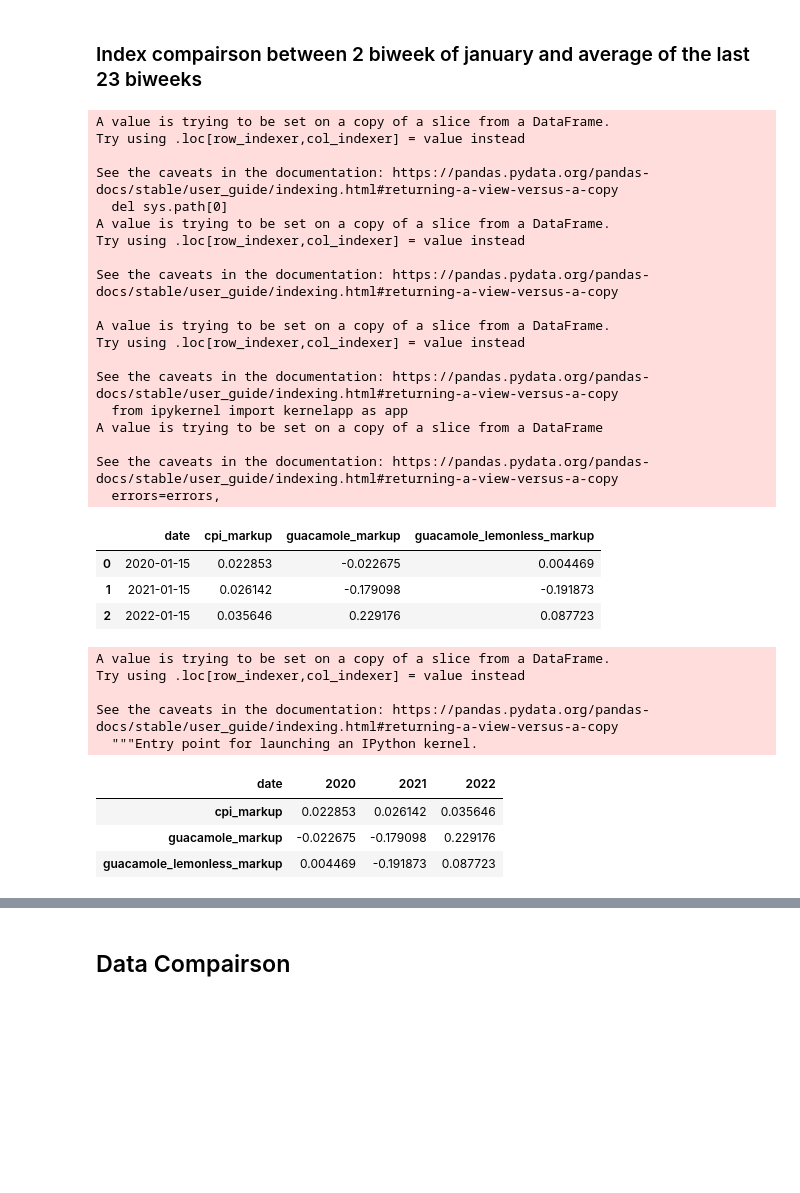
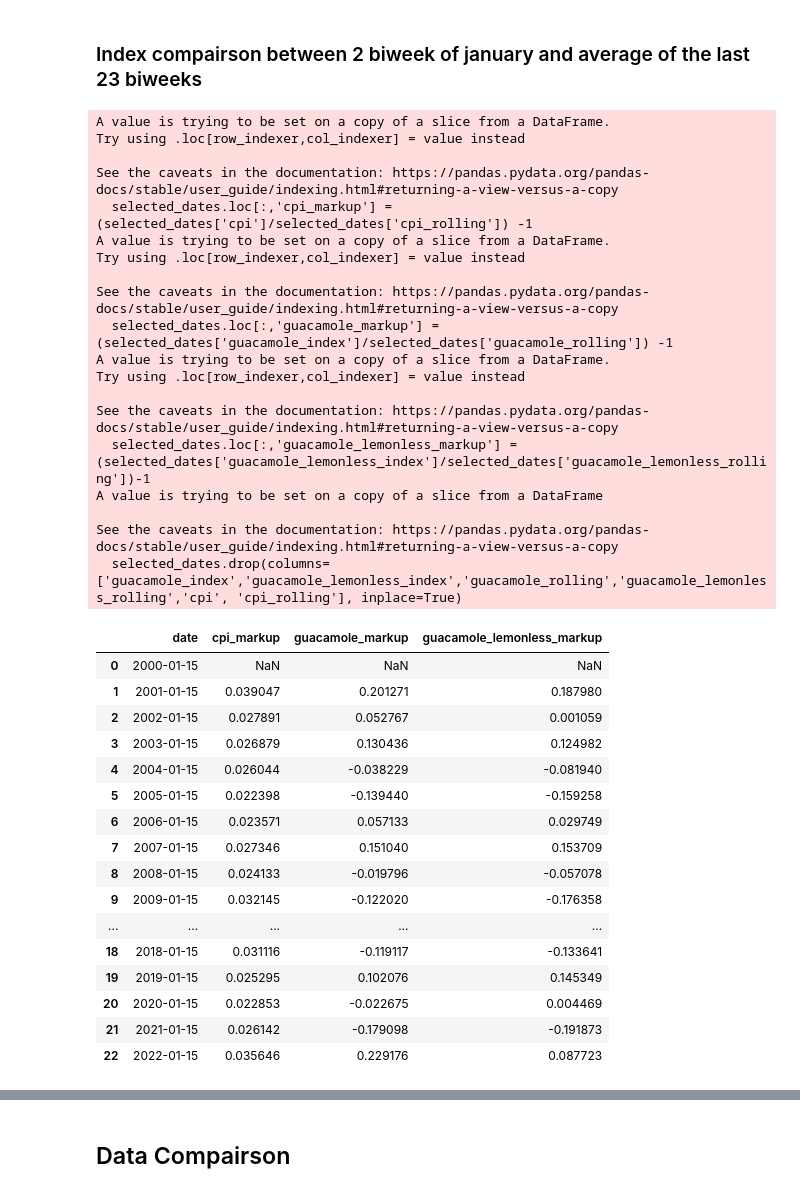
Before and after one commit to TukanMx/tukan_notebooks, a Jupyter notebook: social/specials/guacamole_index/guacamole_index.ipynb, the cells around one changed output, grey strips where cells are left out. Drawn from its saved outputs; the diff is of its cells as text; code cells hidden in the pictures; blank space fills up the shorter version.

```diff
--- a/social/specials/guacamole_index/guacamole_index.ipynb
+++ b/social/specials/guacamole_index/guacamole_index.ipynb
@@ -46,6 +48,31 @@ def date_selection(data_frame,first_date,last_date,inbewtween):
     else:
         data_frame = data_frame[(data_frame["date"] == first_date) | (data_frame["date"] == last_date)].reset_index(drop = True)
     return(data_frame)
+# %%
+#n Load new fonts
+# Load the Comfortaa style
+
+path = [x for x in sys.path if "assets" in x][0] + "\\fonts\\Teko\\"
+
+for x in os.listdir(path):
+    if x.split(".")[-1] == "ttf":
+        fm.fontManager.addfont(path + "/" + x)
+        try:
+            fm.FontProperties(weight=x.split(
+                "-")[-1].split(".")[0].lower(), fname=x)
+        except:
+            x
+
+path = [x for x in sys.path if "assets" in x][0] + "\\fonts\\Dosis\\"
+
+for x in os.listdir(path):
+    if x.split(".")[-1] == "ttf":
+        fm.fontManager.addfont(path + "/" + x)
+        try:
+            fm.FontProperties(weight=x.split(
+                "-")[-1].split(".")[0].lower(), fname=x)
+        except:
+            x
 # %% [markdown]
 ## Data
 # %% [markdown]
@@ -516,56 +571,57 @@ plt.savefig(
 # %%
 rolling_data = final_data.drop(columns=['guac_yoy','lemonless_yoy'])
 
 # Rolling Averages
 rolling_data['cpi_rolling'] = rolling_data['cpi'].shift().rolling(22).mean()
 rolling_data['guacamole_rolling'] = rolling_data['guacamole_index'].shift().rolling(22).mean()
 rolling_data['guacamole_lemonless_rolling'] = rolling_data['guacamole_lemonless_index'].shift().rolling(22).mean()
-selected_dates = rolling_data[(rolling_data['date']=='2022-01-15') | (rolling_data['date']=='2021-01-15') | (rolling_data['date']=='2020-01-15')]
-# selected_dates = rolling_data[(rolling_data['date']=='2022-01-15')]
+
+selected_dates = rolling_data[(rolling_data["date"].dt.month == 1) & (rolling_data["date"].dt.day == 15)]
+# selected_dates = rolling_data[(rolling_data['date']=='2022-01-15') | (rolling_data['date']=='2021-01-15') | (rolling_data['date']=='2020-01-15')]
+# # selected_dates = rolling_data[(rolling_data['date']=='2022-01-15')]
 
 selected_dates.reset_index(inplace=True,drop=True)
 
-# Mark ups
-selected_dates['cpi_markup'] = (selected_dates['cpi']/selected_dates['cpi_rolling']) -1
-selected_dates['guacamole_markup'] = (selected_dates['guacamole_index']/selected_dates['guacamole_rolling']) -1
-selected_dates['guacamole_lemonless_markup'] = (selected_dates['guacamole_lemonless_index']/selected_dates['guacamole_lemonless_rolling'])-1
+# # Mark ups
+selected_dates.loc[:,'cpi_markup'] = (selected_dates['cpi']/selected_dates['cpi_rolling']) -1
+selected_dates.loc[:,'guacamole_markup'] = (selected_dates['guacamole_index']/selected_dates['guacamole_rolling']) -1
+selected_dates.loc[:,'guacamole_lemonless_markup'] = (selected_dates['guacamole_lemonless_index']/selected_dates['guacamole_lemonless_rolling'])-1
 selected_dates.drop(columns=['guacamole_index','guacamole_lemonless_index','guacamole_rolling','guacamole_lemonless_rolling','cpi', 'cpi_rolling'], inplace=True)
 selected_dates
 # %% [output]
 A value is trying to be set on a copy of a slice from a DataFrame.
 Try using .loc[row_indexer,col_indexer] = value instead
 
 See the caveats in the documentation: https://pandas.pydata.org/pandas-docs/stable/user_guide/indexing.html#returning-a-view-versus-a-copy
-  del sys.path[0]
+  selected_dates.loc[:,'cpi_markup'] = (selected_dates['cpi']/selected_dates['cpi_rolling']) -1
 A value is trying to be set on a copy of a slice from a DataFrame.
 Try using .loc[row_indexer,col_indexer] = value instead
 
 See the caveats in the documentation: https://pandas.pydata.org/pandas-docs/stable/user_guide/indexing.html#returning-a-view-versus-a-copy
-
+  selected_dates.loc[:,'guacamole_markup'] = (selected_dates['guacamole_index']/selected_dates['guacamole_rolling']) -1
 A value is trying to be set on a copy of a slice from a DataFrame.
 Try using .loc[row_indexer,col_indexer] = value instead
 
 See the caveats in the documentation: https://pandas.pydata.org/pandas-docs/stable/user_guide/indexing.html#returning-a-view-versus-a-copy
-  from ipykernel import kernelapp as app
+  selected_dates.loc[:,'guacamole_lemonless_markup'] = (selected_dates['guacamole_lemonless_index']/selected_dates['guacamole_lemonless_rolling'])-1
 A value is trying to be set on a copy of a slice from a DataFrame
 
 See the caveats in the documentation: https://pandas.pydata.org/pandas-docs/stable/user_guide/indexing.html#returning-a-view-versus-a-copy
-  errors=errors,
+  selected_dates.drop(columns=['guacamole_index','guacamole_lemonless_index','guacamole_rolling','guacamole_lemonless_rolling','cpi', 'cpi_rolling'], inplace=True)
 |  | date | cpi_markup | guacamole_markup | guacamole_lemonless_markup |
-| 0 | 2020-01-15 | 0.022853 | -0.022675 | 0.004469 |
-| 1 | 2021-01-15 | 0.026142 | -0.179098 | -0.191873 |
-| 2 | 2022-01-15 | 0.035646 | 0.229176 | 0.087723 |
+| 0 | 2000-01-15 | NaN | NaN | NaN |
+| 1 | 2001-01-15 | 0.039047 | 0.201271 | 0.187980 |
+| 2 | 2002-01-15 | 0.027891 | 0.052767 | 0.001059 |
+| 3 | 2003-01-15 | 0.026879 | 0.130436 | 0.124982 |
+| 4 | 2004-01-15 | 0.026044 | -0.038229 | -0.081940 |
+| 5 | 2005-01-15 | 0.022398 | -0.139440 | -0.159258 |
+| 6 | 2006-01-15 | 0.023571 | 0.057133 | 0.029749 |
+| 7 | 2007-01-15 | 0.027346 | 0.151040 | 0.153709 |
+| 8 | 2008-01-15 | 0.024133 | -0.019796 | -0.057078 |
+| 9 | 2009-01-15 | 0.032145 | -0.122020 | -0.176358 |
+| ... | ... | ... | ... | ... |
+| 18 | 2018-01-15 | 0.031116 | -0.119117 | -0.133641 |
+| 19 | 2019-01-15 | 0.025295 | 0.102076 | 0.145349 |
+| 20 | 2020-01-15 | 0.022853 | -0.022675 | 0.004469 |
+| 21 | 2021-01-15 | 0.026142 | -0.179098 | -0.191873 |
+| 22 | 2022-01-15 | 0.035646 | 0.229176 | 0.087723 |
-# %%
-selected_dates['date'] = selected_dates['date'].dt.year
-selected_dates = selected_dates.set_index('date').T
-selected_dates
-# %% [output]
-A value is trying to be set on a copy of a slice from a DataFrame.
-Try using .loc[row_indexer,col_indexer] = value instead
-
-See the caveats in the documentation: https://pandas.pydata.org/pandas-docs/stable/user_guide/indexing.html#returning-a-view-versus-a-copy
-  """Entry point for launching an IPython kernel.
-| date | 2020 | 2021 | 2022 |
-| cpi_markup | 0.022853 | 0.026142 | 0.035646 |
-| guacamole_markup | -0.022675 | -0.179098 | 0.229176 |
-| guacamole_lemonless_markup | 0.004469 | -0.191873 | 0.087723 |
```
Also changed, not shown: parts of 10 cells of this notebook, 1 other file.
